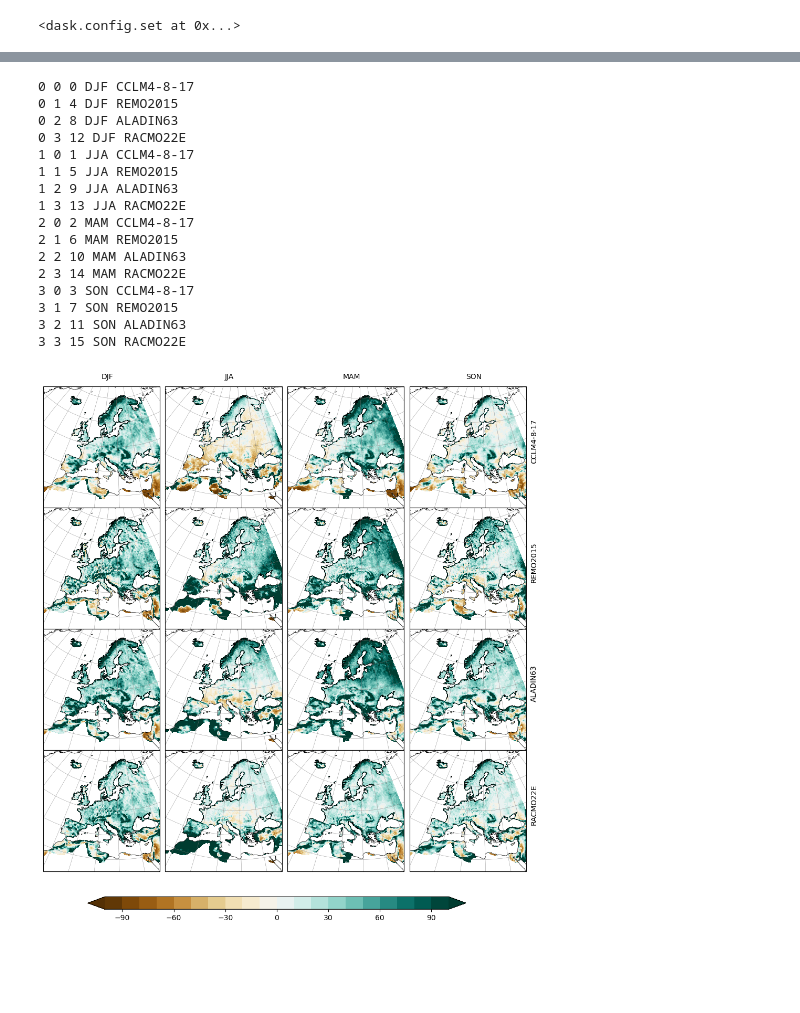
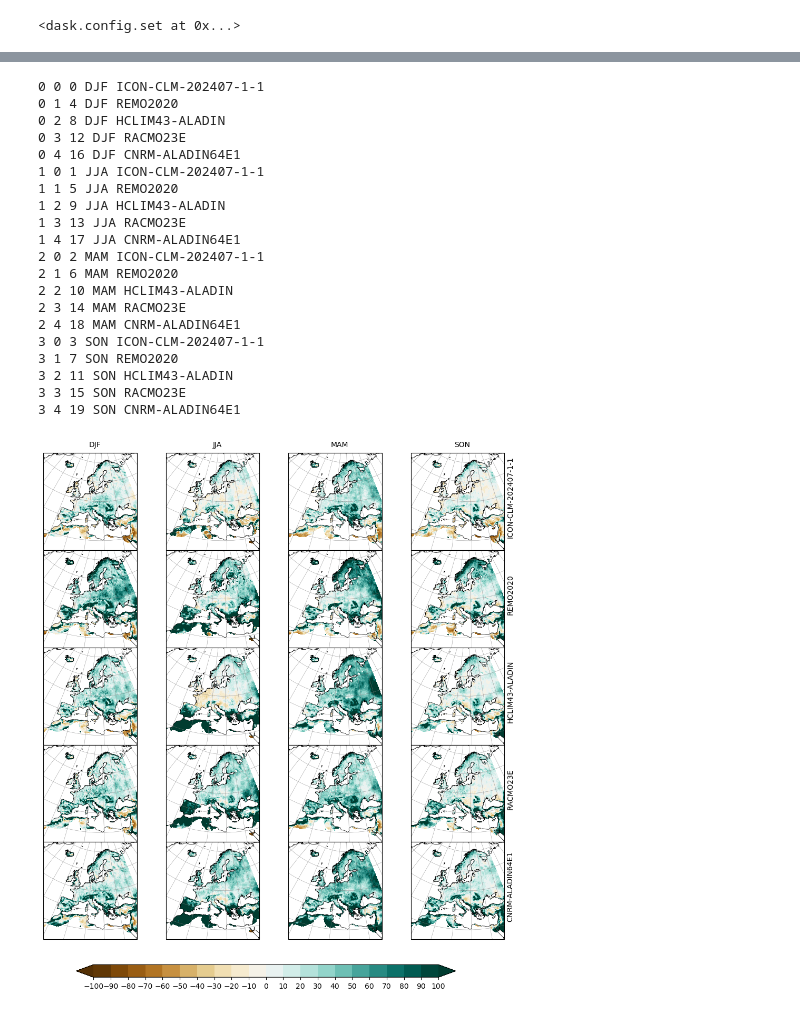
Before and after one commit to larsbuntemeyer/joint-evaluation, a Jupyter notebook: eval-book/eobs.ipynb, the cells around one changed output, grey strips where cells are left out. Cells and saved outputs as stored; diff of their text form; code cells hidden in the pictures; blank space fills up the shorter version.

Commit message:
Functionalities adapted to work with CORDEX-CMIP5 data

```diff
--- a/eval-book/eobs.ipynb
+++ b/eval-book/eobs.ipynb
@@ -278,3 +190,5 @@ elif driving_source_id == 'ECMWF-ERAINT':
 # %%
-dsets = open_datasets([variable], frequency=frequency, driving_source_id = driving_source_id)
+dsets = open_datasets([variable], frequency=frequency, driving_source_id = driving_source_id,
+                     mask=True, add_missing_bounds=False,
+                      **{'merge': merge, 'time_range': period})
 # %% [output]
@@ -325,3 +224,7 @@ Input grid shape:           (485, 485)
 Output grid shape:          (412, 424)
 Periodic in longitude?      False
+# %%
+eobs = obs.eobs(variable, add_mask=False).sel(time=period)
+eobs_var = [key for key, value in eobs_mapping.items() if value == variable][0]
+eobs = mask_invalid(eobs, vars=eobs_var, threshold=0.1)
 # %%
@@ -331,9 +234,7 @@ regridder = xe.Regridder(eobs, rotated_grid, method=regridding, unmapped_to_nan=
 eobs_on_rotated = regridder(eobs)
 # %%
 %%time
-
-period = slice("1981", "2000")
-eobs_seasmean = seasonal_mean(eobs_on_rotated[eobs_mapping[variable]].sel(time=period)).compute()
+eobs_seasmean = seasonal_mean(eobs_on_rotated[eobs_var].sel(time=period)).compute()
 # %% [output]
 This may cause some slowdown.
 Consider loading the data with Dask directly
@@ -369,7 +270,7 @@ elif variable == 'pr':
 seasonal_bias = xr.concat(
     list(diffs.values()),
     dim=xr.DataArray(
-        list(map(lambda x: short_iid(x, ["source_id"]), diffs.keys())),
+        list(map(lambda x: short_iid(x, ["source_id"], default_attrs = default_attrs), diffs.keys())),
         dims="dset_id",
     ),
     compat="override",
@@ -385,6 +284,8 @@ from cartopy.mpl.ticker import LatitudeFormatter, LongitudeFormatter
 
 ds = seasonal_bias.sel(dset_id = models)
 
+#ds = seasonal_bias.copy()
+
 
 nrows = ds.dset_id.size
 ncols = ds.season.size
@@ -392,7 +293,7 @@ ncols = ds.season.size
 aspect = ds.cf.dims["Y"] / ds.cf.dims["X"]
 
 # ds = diffs.where(~diffs.isnull(), drop=True)
-tas = ds.pr
+tas = ds[variable]
 # pole = ds.cf["grid_mapping"]
 # transform = ccrs.RotatedPole(
 #    pole_latitude=pole.grid_north_pole_latitude,
@@ -419,12 +320,12 @@ fig, axs = plt.subplots(
 axs = axs.flatten()
 
 # Loop over all of the models
-for i, season in enumerate(ds.season.values):
+for i, season in enumerate(['DJF', 'JJA', 'MAM', 'SON']):
     for j, dset_id in enumerate(ds.dset_id.values):
         pos = i + j * ncols
         print(i, j, pos, season, dset_id)
         # Select the week 1 forecast from the specified model
-        data = ds.pr.isel(season=i, dset_id=j)
+        data = ds[variable].isel(season=i, dset_id=j)
 
         # Add the cyclic point
         # data,lons=add_cyclic_point(data,coord=ds['lon'])
@@ -437,10 +338,11 @@ for i, season in enumerate(ds.season.values):
             transform=transform,
             # Define the levels for contourf
             levels=levels,
-            # cmap="coolwarm",
+            #cmap=cmap,
             extend="both",
             # vmin=-8, vmax=8,
             cmap=cmap,
+            #norm=norm,
         )
 
         # if i == 3:
@@ -493,49 +395,53 @@ for i, season in enumerate(ds.season.values):
         # axs[pos].set_title(season)
         #    axs[pos].set_xlabel(dset_id)
         #    axs[pos].set_xticks(range(-180, 180, 10), crs=ccrs.PlateCarree())
         # lon_formatter = cticker.LongitudeFormatter()
         # axs[i].xaxis.set_major_formatter(lon_formatter)
         lon_formatter = LongitudeFormatter(zero_direction_label=True)
         lat_formatter = LatitudeFormatter()
         axs[pos].xaxis.set_major_formatter(lon_formatter)
         axs[pos].yaxis.set_major_formatter(lat_formatter)
 
         # # Latitude labels
         # axs[pos].set_yticks(range(-90, 90, 10), crs=ccrs.PlateCarree())
         # lat_formatter = cticker.LatitudeFormatter()
         # axs[i].yaxis.set_major_formatter(lat_formatter)
 
 
 # Adjust the location of the subplots on the page to make room for the colorbar
 # fig.subplots_adjust(bottom=0.1, top=0.9, left=0.1, right=0.9, wspace=0.08, hspace=0.08)
 
 # Add a colorbar axis at the bottom of the graph
 cbar_ax = fig.add_axes([0.2, 0.05, 0.6, 0.02])
 
 # Draw the colorbar
-cbar = fig.colorbar(cs, cax=cbar_ax, orientation="horizontal")
+cbar = fig.colorbar(cs, cax=cbar_ax, orientation="horizontal", ticks = levels)
 
 plt.subplots_adjust(wspace=0, hspace=0)
 
 
 # Add a big title at the top
 # plt.suptitle('SubX Week 1 2m Temperature Anomalies ($^\circ$C): Apr 16, 2020 Initialized Forecasts')
-plt.savefig(f"{mip_era}_eobs_{variable}.pdf", bbox_inches='tight', transparent=True, pad_inches=0)
+plt.savefig(f"{mip_era}_eobs_{variable}_{period.start}-{period.stop}.pdf", bbox_inches='tight', transparent=True, pad_inches=0)
 # %% [output]
-0 0 0 DJF CCLM4-8-17
-0 1 4 DJF REMO2015
-0 2 8 DJF ALADIN63
-0 3 12 DJF RACMO22E
-1 0 1 JJA CCLM4-8-17
-1 1 5 JJA REMO2015
-1 2 9 JJA ALADIN63
-1 3 13 JJA RACMO22E
-2 0 2 MAM CCLM4-8-17
-2 1 6 MAM REMO2015
-2 2 10 MAM ALADIN63
-2 3 14 MAM RACMO22E
-3 0 3 SON CCLM4-8-17
-3 1 7 SON REMO2015
-3 2 11 SON ALADIN63
-3 3 15 SON RACMO22E
+0 0 0 DJF ICON-CLM-202407-1-1
+0 1 4 DJF REMO2020
+0 2 8 DJF HCLIM43-ALADIN
+0 3 12 DJF RACMO23E
+0 4 16 DJF CNRM-ALADIN64E1
+1 0 1 JJA ICON-CLM-202407-1-1
+1 1 5 JJA REMO2020
+1 2 9 JJA HCLIM43-ALADIN
+1 3 13 JJA RACMO23E
+1 4 17 JJA CNRM-ALADIN64E1
+2 0 2 MAM ICON-CLM-202407-1-1
+2 1 6 MAM REMO2020
+2 2 10 MAM HCLIM43-ALADIN
+2 3 14 MAM RACMO23E
+2 4 18 MAM CNRM-ALADIN64E1
+3 0 3 SON ICON-CLM-202407-1-1
+3 1 7 SON REMO2020
+3 2 11 SON HCLIM43-ALADIN
+3 3 15 SON RACMO23E
+3 4 19 SON CNRM-ALADIN64E1
-[figure, old version]
+[figure, new version]
```
Also changed, not shown: parts of 14 cells of this notebook.
